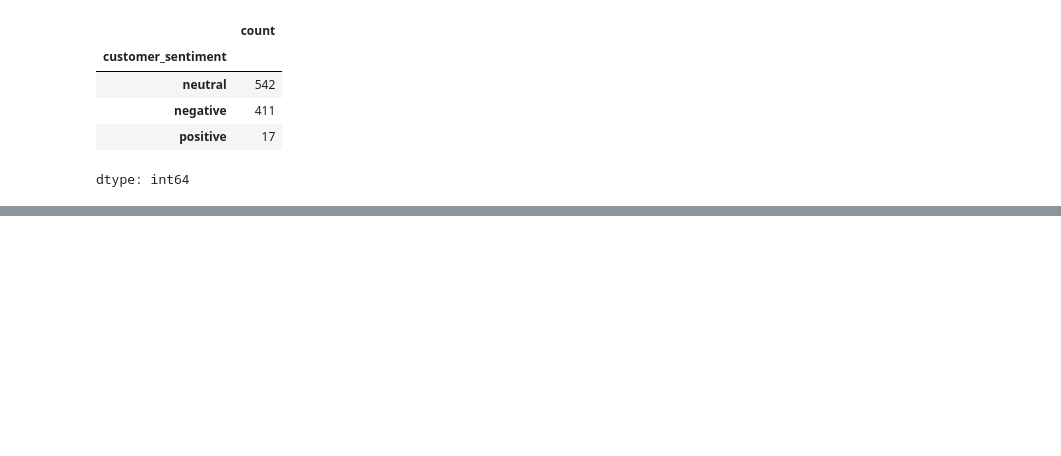
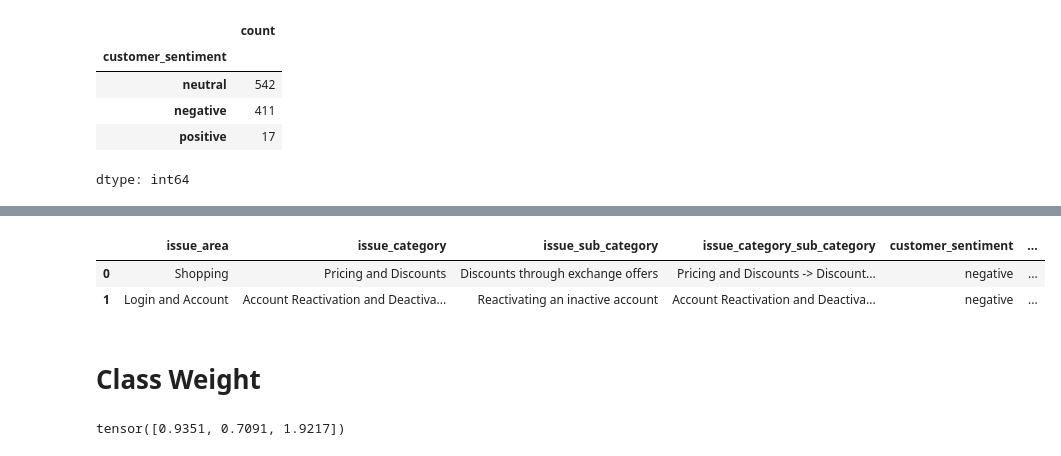
Before and after one commit to aleynakirmizi/-Classify-Customer-Service-Conversations-Roberta, a Jupyter notebook: Roberta_text_classification.ipynb, the cells around one changed output, grey strips where cells are left out. Saved outputs shown, nothing was run; the diff lists cells and outputs as text; code cells hidden in the pictures; blank space fills up the shorter version.

```diff
--- a/Roberta_text_classification.ipynb
+++ b/Roberta_text_classification.ipynb
@@ -190,0 +289,22 @@ fig4.show()
+# %%
+df_test['label'] = df_test['customer_sentiment'].map(label_map)
+df_test.head(2)
+# %% [output]
+|  | issue_area | issue_category | issue_sub_category | issue_category_sub_category | customer_sentiment | ... |
+| 0 | Shopping | Pricing and Discounts | Discounts through exchange offers | Pricing and Discounts -> Discount... | negative | ... |
+| 1 | Login and Account | Account Reactivation and Deactiva... | Reactivating an inactive account | Account Reactivation and Deactiva... | negative | ... |
+# %% [markdown]
+# **Class Weight**
+# %%
+from sklearn.utils.class_weight import compute_class_weight
+
+class_weights = compute_class_weight(
+    class_weight="balanced",
+    classes=np.unique(df_final["label"]),
+    y=df_final["label"]
+)
+
+class_weights = torch.tensor(class_weights, dtype=torch.float)
+class_weights
+# %% [output]
+tensor([0.9351, 0.7091, 1.9217])
```
Also changed, not shown: parts of 11 cells of this notebook.
